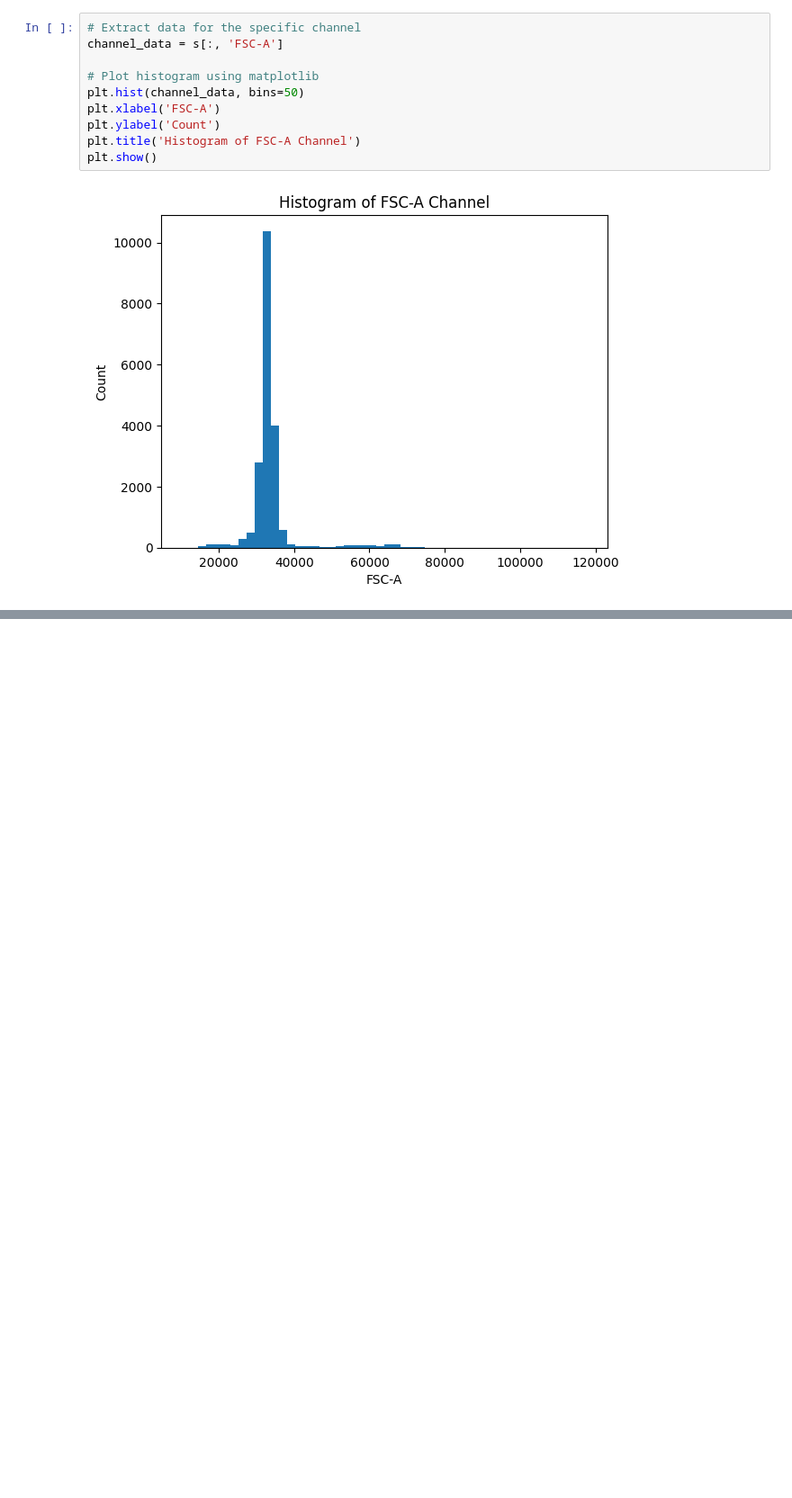
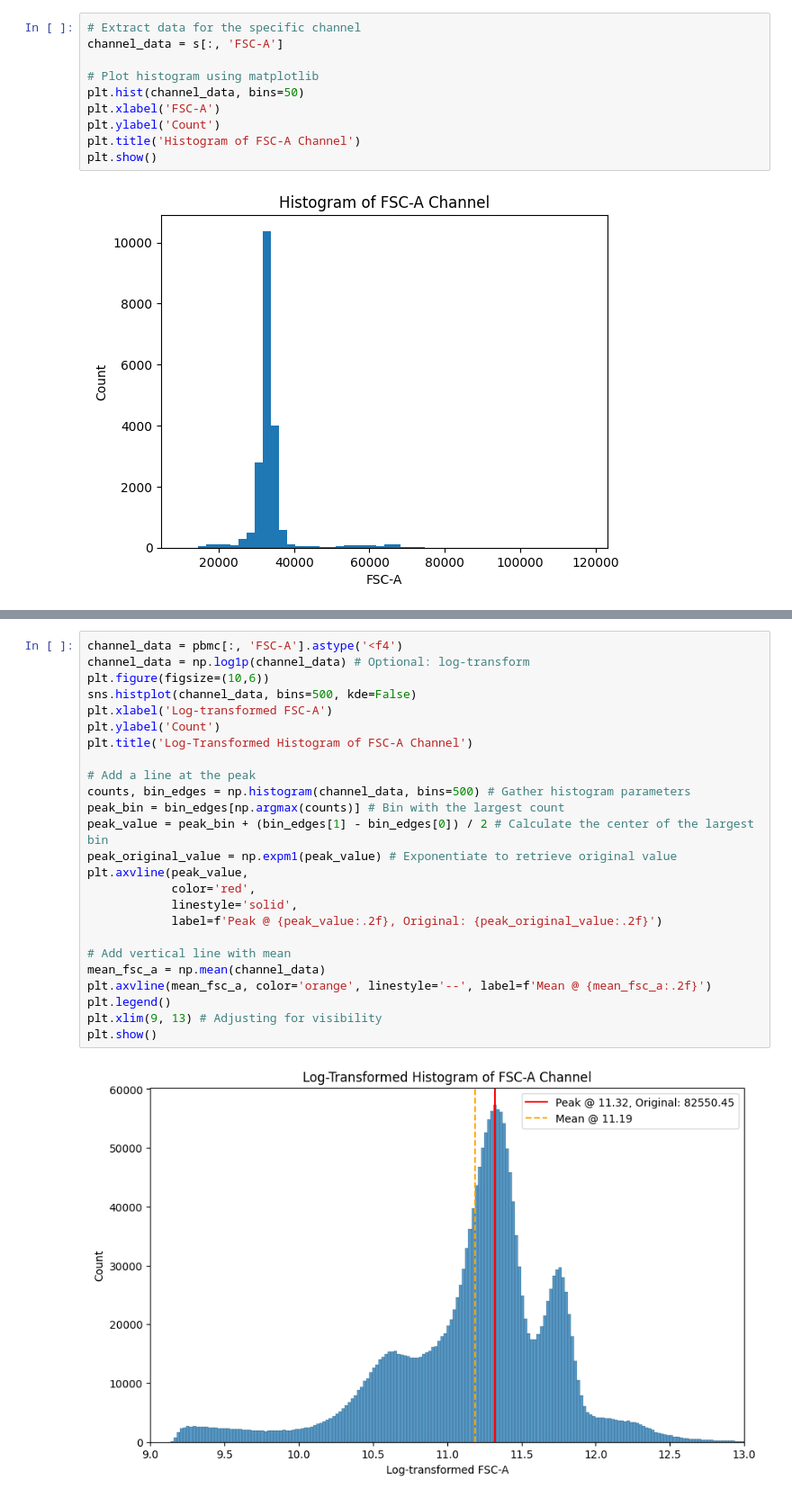
Before and after one commit to vanguardfox/ADS599, a Jupyter notebook: ADS599.ipynb, the cells around one changed output, grey strips where cells are left out. Shown: that part at 90% size. Cells and saved outputs as stored; diff of their text form; blank space fills up the shorter version.

```diff
--- a/ADS599.ipynb
+++ b/ADS599.ipynb
@@ -106,0 +181,27 @@ plt.show()
+# %%
+channel_data = pbmc[:, 'FSC-A'].astype('<f4')
+channel_data = np.log1p(channel_data) # Optional: log-transform
+plt.figure(figsize=(10,6))
+sns.histplot(channel_data, bins=500, kde=False)
+plt.xlabel('Log-transformed FSC-A')
+plt.ylabel('Count')
+plt.title('Log-Transformed Histogram of FSC-A Channel')
+
+# Add a line at the peak
+counts, bin_edges = np.histogram(channel_data, bins=500) # Gather histogram parameters
+peak_bin = bin_edges[np.argmax(counts)] # Bin with the largest count
+peak_value = peak_bin + (bin_edges[1] - bin_edges[0]) / 2 # Calculate the center of the largest bin
+peak_original_value = np.expm1(peak_value) # Exponentiate to retrieve original value
+plt.axvline(peak_value,
+            color='red',
+            linestyle='solid',
+            label=f'Peak @ {peak_value:.2f}, Original: {peak_original_value:.2f}')
+
+# Add vertical line with mean
+mean_fsc_a = np.mean(channel_data)
+plt.axvline(mean_fsc_a, color='orange', linestyle='--', label=f'Mean @ {mean_fsc_a:.2f}')
+plt.legend()
+plt.xlim(9, 13) # Adjusting for visibility
+plt.show()
+# %% [output]
+[figure, added]
```
Also changed, not shown: parts of 8 cells of this notebook.
